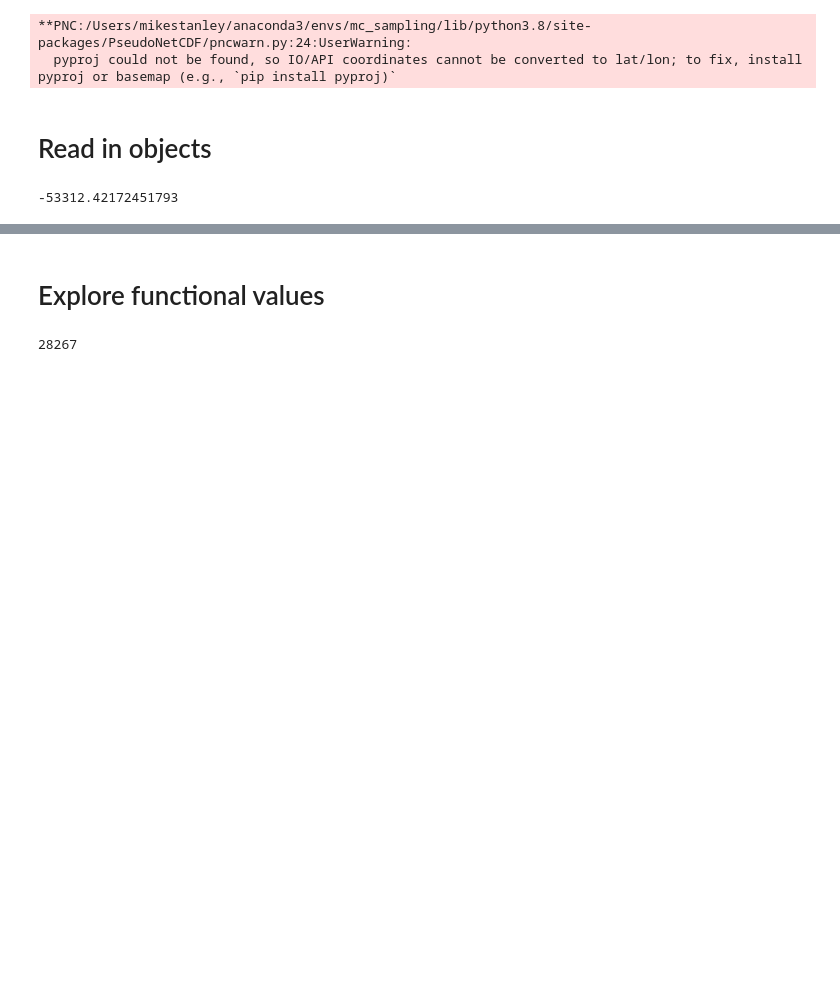
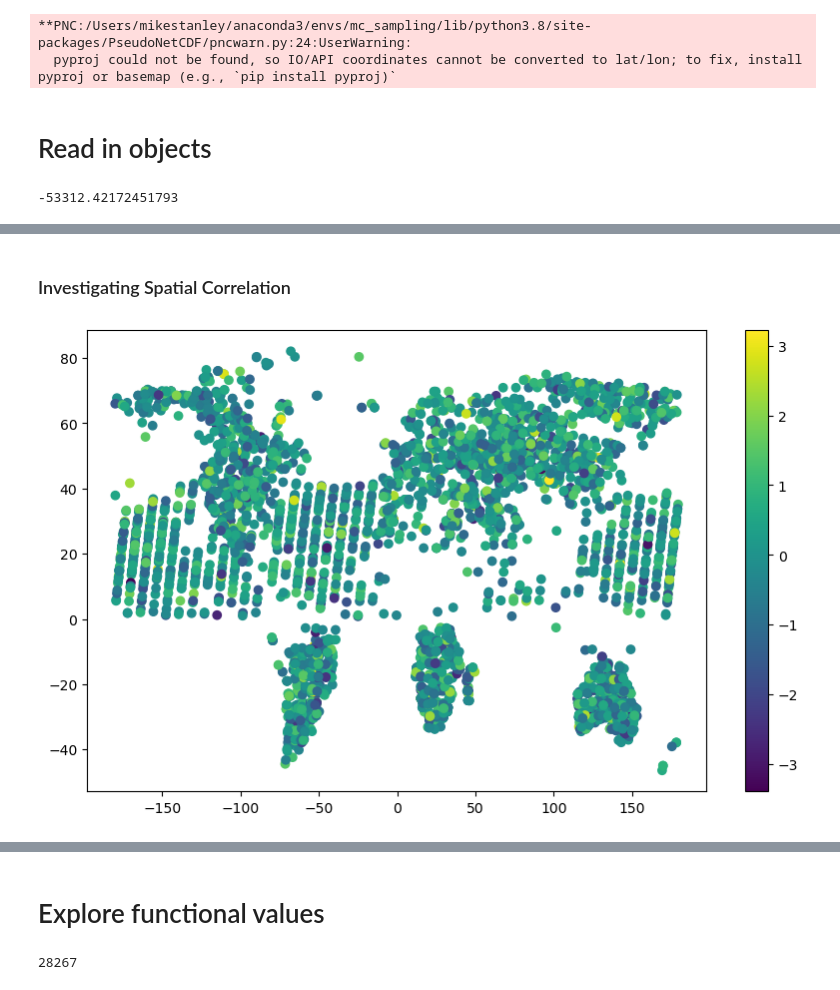
Before and after one commit to mcstanle/cf_inversion_sb_admm, a Jupyter notebook: starting_w_search.ipynb, the cells around one changed output, grey strips where cells are left out. Drawn from its saved outputs; the diff is of its cells as text; code cells hidden in the pictures; blank space fills up the shorter version.

```diff
--- a/starting_w_search.ipynb
+++ b/starting_w_search.ipynb
@@ -200,0 +122,10 @@ Notes:
+# %% [markdown]
+### Investigating Spatial Correlation
+# %%
+MONTH_IDXS = gosat_df['month'] == 6
+plt.figure(figsize=(10, 6))
+plt.scatter(gosat_df['lon'][MONTH_IDXS], gosat_df['lat'][MONTH_IDXS], c=w_opt[MONTH_IDXS])
+plt.colorbar()
+plt.show()
+# %% [output]
+[figure, added]
```
Also changed, not shown: parts of 42 cells of this notebook, 5 other files.
